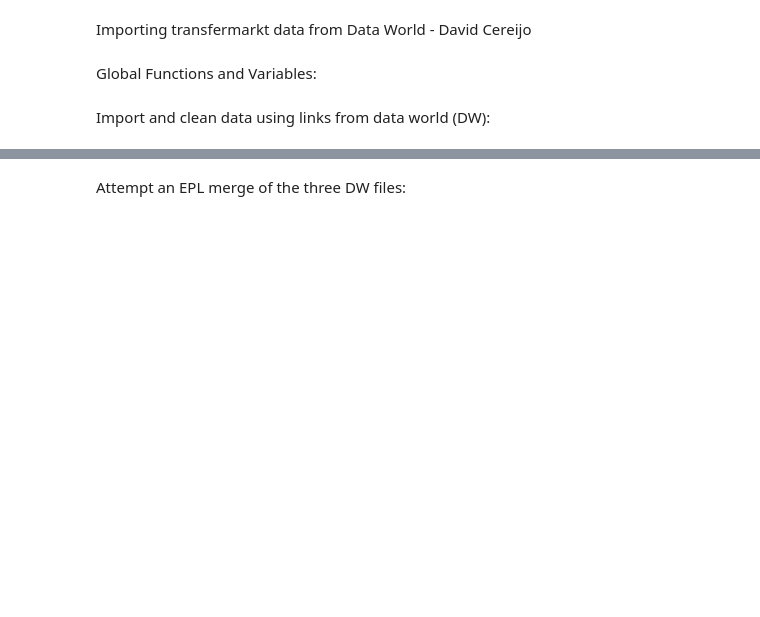
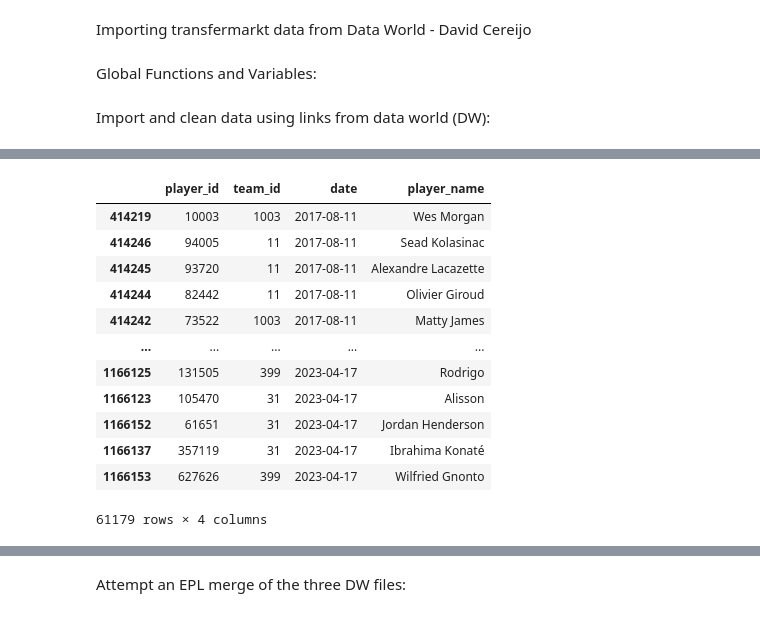
Before and after one commit to cmartins2001/player-valuation-model, a Jupyter notebook: transferMKT_merge_testing.ipynb, the cells around one changed output, grey strips where cells are left out. Drawn from its saved outputs; the diff is of its cells as text; code cells hidden in the pictures; blank space fills up the shorter version.

```diff
--- a/transferMKT_merge_testing.ipynb
+++ b/transferMKT_merge_testing.ipynb
@@ -81,3 +94,19 @@ filt_player_val_df
+# %%
+filt_appearances_df
+# %% [output]
+|  | player_id | team_id | date | player_name |
+| 414219 | 10003 | 1003 | 2017-08-11 | Wes Morgan |
+| 414246 | 94005 | 11 | 2017-08-11 | Sead Kolasinac |
+| 414245 | 93720 | 11 | 2017-08-11 | Alexandre Lacazette |
+| 414244 | 82442 | 11 | 2017-08-11 | Olivier Giroud |
+| 414242 | 73522 | 1003 | 2017-08-11 | Matty James |
+| ... | ... | ... | ... | ... |
+| 1166125 | 131505 | 399 | 2023-04-17 | Rodrigo |
+| 1166123 | 105470 | 31 | 2023-04-17 | Alisson |
+| 1166152 | 61651 | 31 | 2023-04-17 | Jordan Henderson |
+| 1166137 | 357119 | 31 | 2023-04-17 | Ibrahima Konaté |
+| 1166153 | 627626 | 399 | 2023-04-17 | Wilfried Gnonto |
+61179 rows × 4 columns
 # %%
 # Create a season column in the appearances and player_val DFs:
 dw_dfs = [filt_appearances_df, filt_player_val_df]
```
Also changed, not shown: parts of 9 cells of this notebook, 1 other file.
